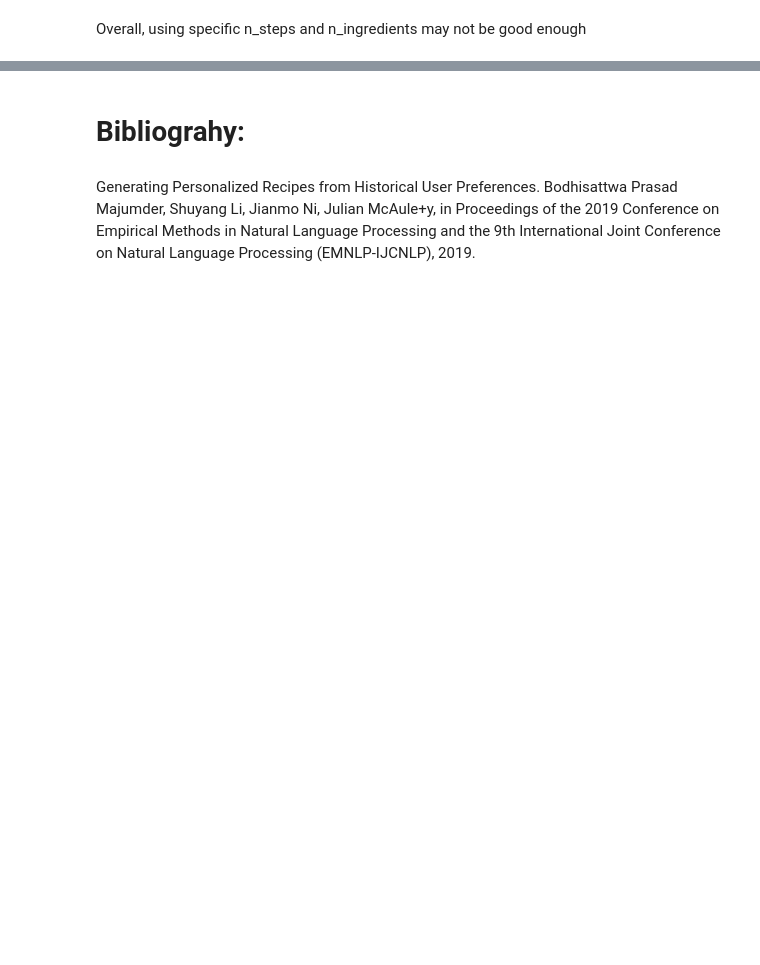
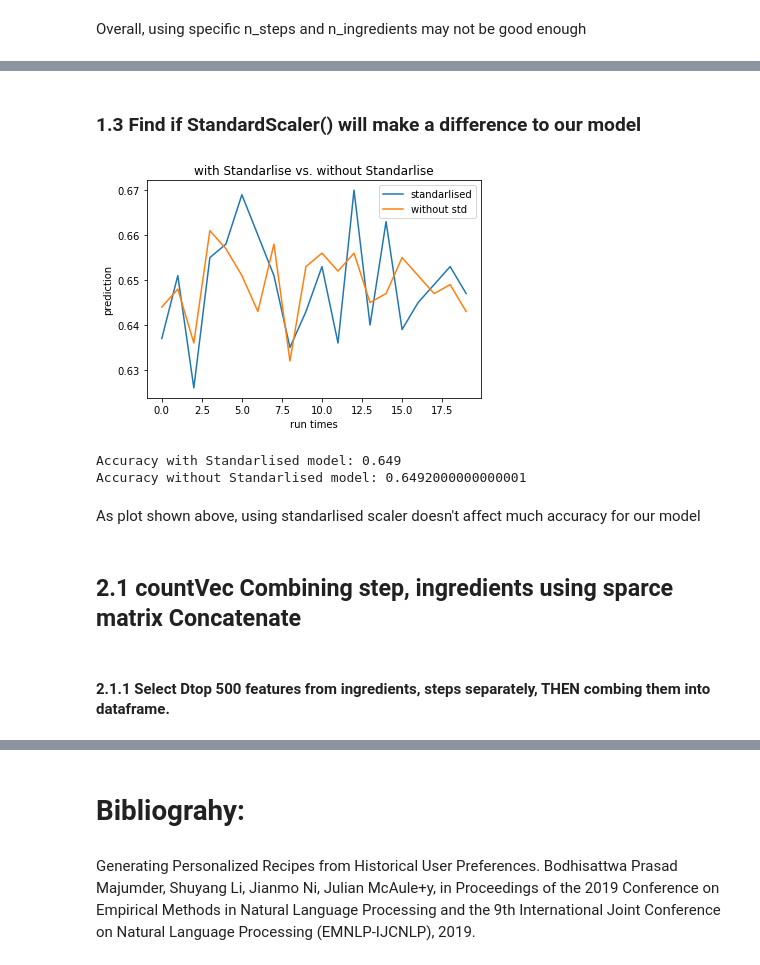
Before and after one commit to lich2000117/Cooking_Time_Estimate, a Jupyter notebook: ass2.ipynb, the cells around one changed output, grey strips where cells are left out. Cells and saved outputs as stored; diff of their text form; code cells hidden in the pictures; blank space fills up the shorter version.

Commit message:
update using Neural Network

```diff
--- a/ass2.ipynb
+++ b/ass2.ipynb
@@ -392,0 +304,17 @@ print('Avg BNB score: {}'.format(np.mean(bnb_accs)))
+# %%
+# Store Original data
+whole_data = pd.read_csv(r"data/recipe_train.csv", index_col = False, delimiter = ',', header=0)
+
+# Read Data
+#vocab = pickle.load(open("train_name_countvectorizer.pkl", "rb"))
+step = pd.read_csv(r"data/train_steps_doc2vec50.csv",header=None ,index_col = False, delimiter = ',')
+step_df = pd.DataFrame(step)
+ingr = pd.read_csv(r"data/train_ingr_doc2vec50.csv",header=None ,index_col = False, delimiter = ',')
+ingr_df = pd.DataFrame(ingr)
+name = pd.read_csv(r"data/train_name_doc2vec50.csv",header=None ,index_col = False, delimiter = ',')
+name_df = pd.DataFrame(name)
+nstep = whole_data["n_steps"]
+ningr = whole_data["n_ingredients"]
+
+# Combining Dataframes
+combined_df = pd.concat([nstep,ningr,step_df,ingr_df,name_df], axis=1)
@@ -392,0 +346,63 @@ print('Avg BNB score: {}'.format(np.mean(bnb_accs)))
+# %% [markdown]
+### 1.3 Find if StandardScaler() will make a difference to our model
+# %%
+## Find if using StandardScaler() will make a difference to our model
+
+# Store different scores for using StandardScaler() and not
+score_std=[]
+score_without_std=[]
+
+# iterate through different random state using StandardScaler()
+for i in range(0,20):
+    X_train = combined_df.iloc[0:1000,]
+    y_train = whole_data["duration_label"].iloc[0:1000,]
+
+    ## 1. Standarlise
+    scaler = StandardScaler()
+    X_train = scaler.fit_transform(X_train)
+    # 2. Feature Selection (selecting best vectorlised words we can use)
+    mi = SelectKBest(mutual_info_classif,k=150)  # top k good features
+    X_train = mi.fit_transform(X_train,y_train)
+    # 3. NN Model
+    clf = MLPClassifier(max_iter=2000,random_state=i)
+    # Get Result
+    score_std.append(np.mean(cross_val_score(clf, X_train, y_train, cv=5)))
+
+# iterate through different random state without using StandardScaler()
+for i in range(0,20):
+    X_train = combined_df.iloc[0:1000,]
+    y_train = whole_data["duration_label"].iloc[0:1000,]
+
+    ## 1. Standarlise
+    scaler = StandardScaler()
+    # 2. Feature Selection (selecting best vectorlised words we can use)
+    mi = SelectKBest(mutual_info_classif,k=150)  # top k good features
+    X_train = mi.fit_transform(X_train,y_train)
+    # 3. NN Model
+    clf = MLPClassifier(max_iter=2000,random_state=i)
+    # Get Result
+    score_without_std.append(np.mean(cross_val_score(clf, X_train, y_train, cv=5)))
+
+
+plt.plot(range(len(score_std)), score_std, label='standarlised')
+plt.plot(range(len(score_without_std)), score_without_std, label='without std')
+plt.title('with Standarlise vs. without Standarlise')
+plt.ylabel('prediction')
+plt.xlabel('run times')
+plt.legend()
+plt.show()
+print("Accuracy with Standarlised model:", np.mean(score_std))
+print("Accuracy without Standarlised model:", np.mean(score_without_std))
+# %% [output]
+[figure, added]
+Accuracy with Standarlised model: 0.649
+Accuracy without Standarlised model: 0.6492000000000001
+# %% [markdown]
+As plot shown above, using standarlised scaler doesn't affect much accuracy for our model
+# %% [markdown]
+
+
+## 2.1 countVec Combining step, ingredients using sparce matrix Concatenate
+# %% [markdown]
+
+#### 2.1.1 Select Dtop 500 features from ingredients, steps separately, THEN combing them into dataframe.
```
Also changed, not shown: parts of 29 cells of this notebook.
